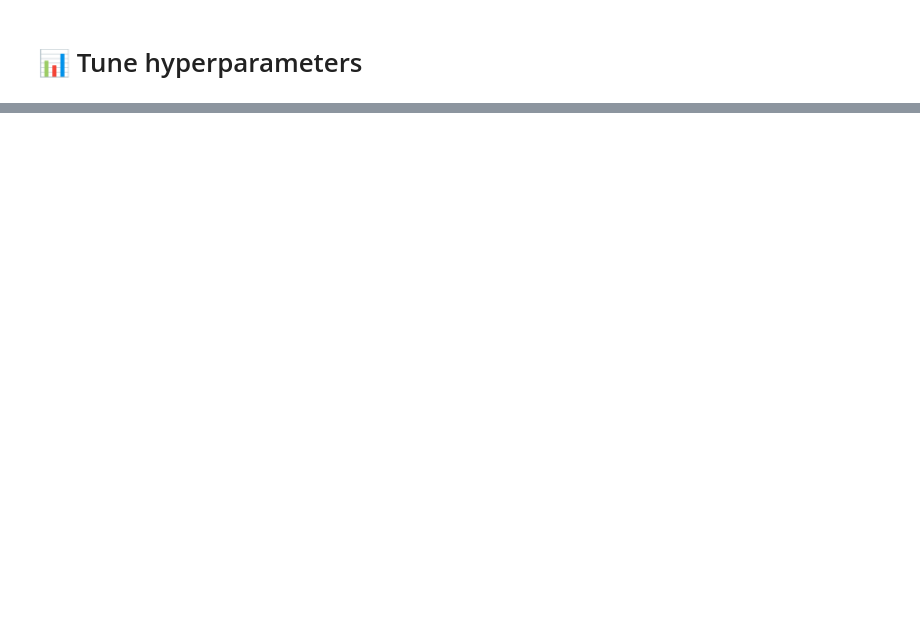
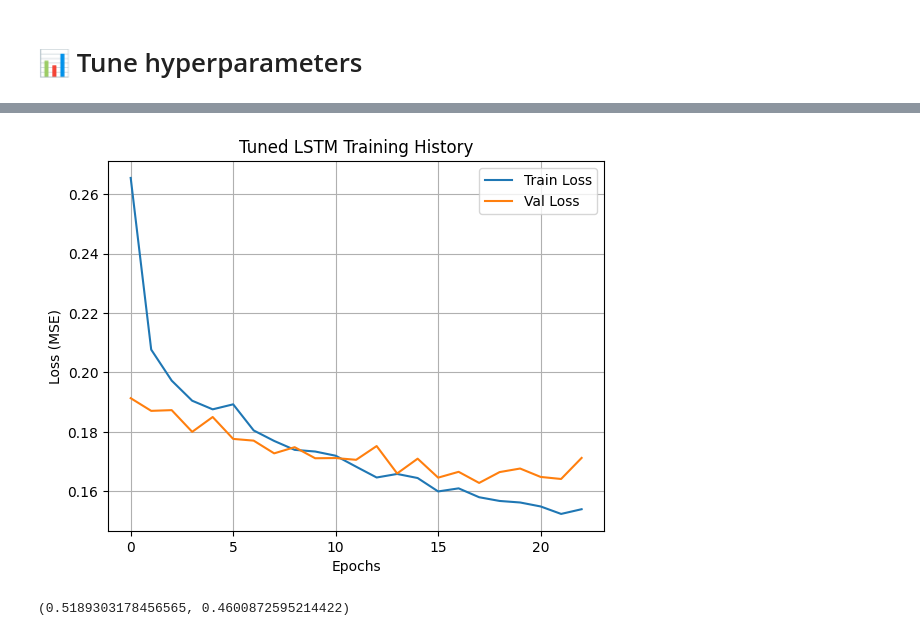
Before and after one commit to remussamoila/Electricity_forecast_for_prosumers, a Jupyter notebook: notebooks/01_data_cleaning.ipynb, the cells around one changed output, grey strips where cells are left out. Saved outputs shown, nothing was run; the diff lists cells and outputs as text; code cells hidden in the pictures; blank space fills up the shorter version.

```diff
--- a/notebooks/01_data_cleaning.ipynb
+++ b/notebooks/01_data_cleaning.ipynb
@@ -899,2 +849,57 @@ Epoch 32/100
 # %% [markdown]
 # 📊 Tune hyperparameters
+# %%
+from tensorflow.keras.models import Sequential
+from tensorflow.keras.layers import LSTM, Dense, Dropout
+from tensorflow.keras.optimizers import Adam
+from tensorflow.keras.callbacks import EarlyStopping
+from sklearn.metrics import mean_absolute_error, mean_squared_error
+import numpy as np
+import matplotlib.pyplot as plt
+
+# Define a function to build and train an LSTM model with given hyperparameters
+def train_lstm_model(units=64, dropout_rate=0.2, learning_rate=0.001, batch_size=32, epochs=30):
+    model = Sequential([
+        LSTM(units, input_shape=(X_train.shape[1], X_train.shape[2])),
+        Dropout(dropout_rate),
+        Dense(1)
+    ])
+    model.compile(optimizer=Adam(learning_rate=learning_rate), loss='mse')
+
+    early_stop = EarlyStopping(monitor='val_loss', patience=5, restore_best_weights=True)
+    history = model.fit(
+        X_train, y_train,
+        validation_split=0.1,
+        epochs=epochs,
+        batch_size=batch_size,
+        verbose=0,
+        callbacks=[early_stop]
+    )
+
+    y_pred = model.predict(X_test).flatten()
+    mae = mean_absolute_error(y_test, y_pred)
+    mse = mean_squared_error(y_test, y_pred)
+
+    return model, history, mae, mse
+
+# Example: test a tuned configuration
+model_tuned, history_tuned, mae_tuned, mse_tuned = train_lstm_model(
+    units=128,
+    dropout_rate=0.3,
+    learning_rate=0.0005,
+    batch_size=64,
+    epochs=50
+)
+
+# Plot training history
+plt.plot(history_tuned.history['loss'], label='Train Loss')
+plt.plot(history_tuned.history['val_loss'], label='Val Loss')
+plt.title('Tuned LSTM Training History')
+plt.xlabel('Epochs')
+plt.ylabel('Loss (MSE)')
+plt.legend()
+plt.grid(True)
+plt.show()
+
+mae_tuned, mse_tuned
+# %% [output]
@@ -900,0 +907,2 @@ Epoch 32/100
+[figure, added]
+(0.5189303178456565, 0.4600872595214422)
```
Also changed, not shown: parts of 20 cells of this notebook.
